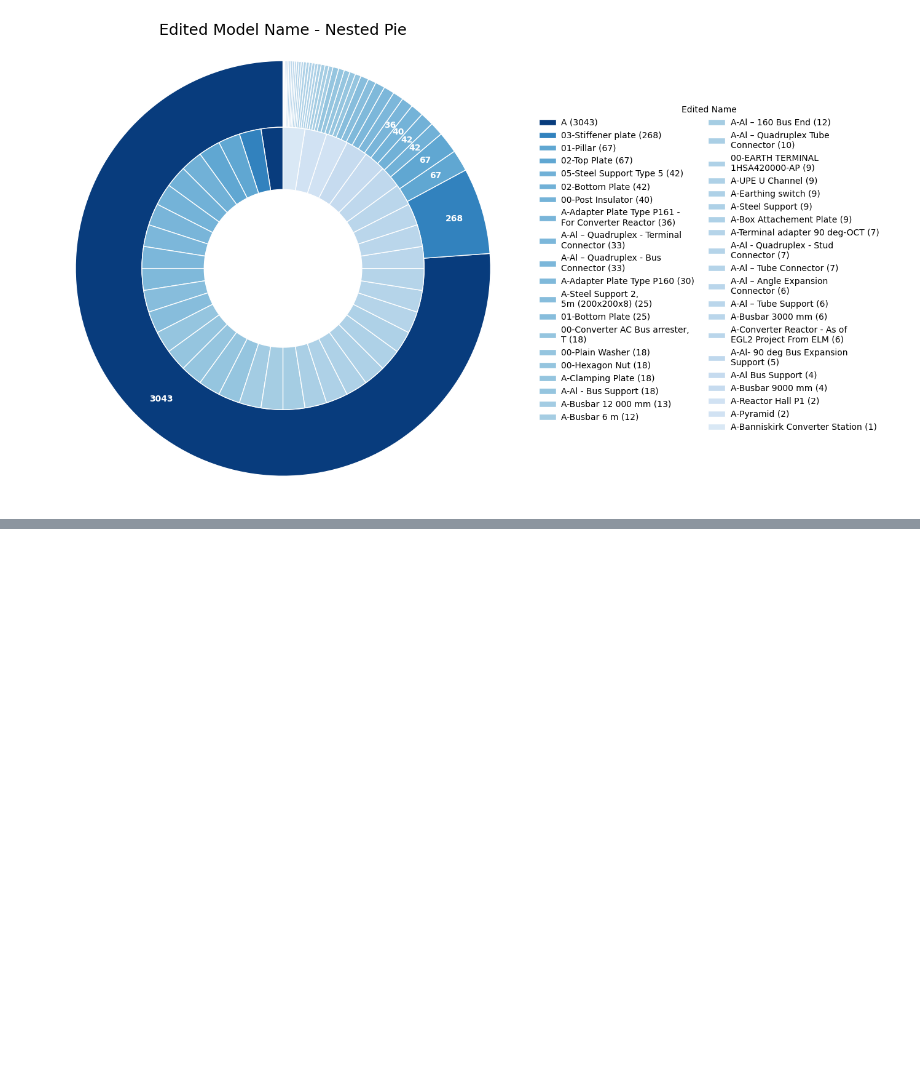
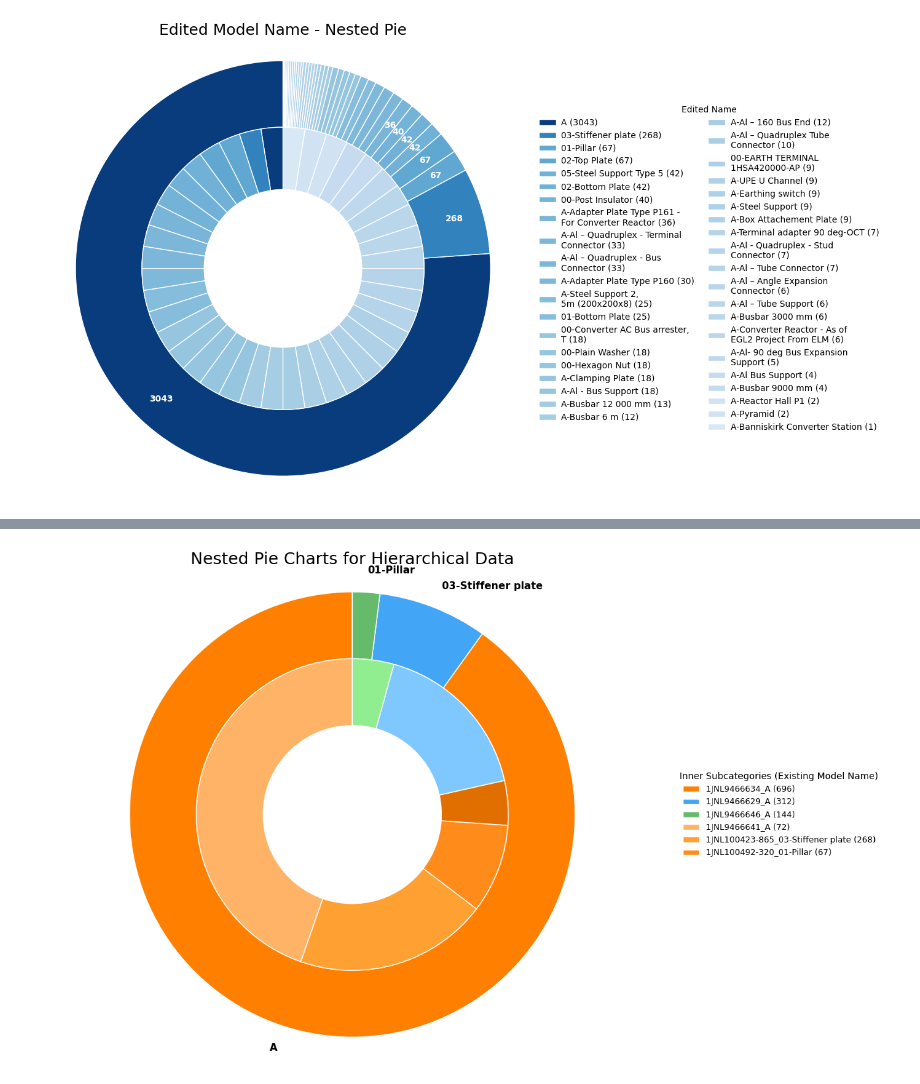
Before and after one commit to plarchi/MsC-IFC-APS, a Jupyter notebook: PyDataAnalysis/ASTIDC-STAN-HE-MPD-RHP1-M-M-0001.ipynb, the cells around one changed output, grey strips where cells are left out. Cells and saved outputs as stored; diff of their text form; code cells hidden in the pictures; blank space fills up the shorter version.

Commit message:
WIP Pie Chart test.

```diff
--- a/PyDataAnalysis/ASTIDC-STAN-HE-MPD-RHP1-M-M-0001.ipynb
+++ b/PyDataAnalysis/ASTIDC-STAN-HE-MPD-RHP1-M-M-0001.ipynb
@@ -385,0 +392,100 @@ else:
+# %%
+import pandas as pd
+import matplotlib.pyplot as plt
+
+if "rows" not in globals() or len(rows) == 0:
+    print("No data available. Run Cell 3 first.")
+else:
+    hierarchy_df = pd.DataFrame(rows)
+
+    grouped = (
+        hierarchy_df.groupby(["Edited Name", "Existing Model Name"], dropna=False)
+        .size()
+        .rename("Count")
+        .reset_index()
+    )
+
+    outer_counts = (
+        grouped.groupby("Edited Name", dropna=False)["Count"]
+        .sum()
+        .sort_values(ascending=False)
+        .head(3)
+    )
+
+    if outer_counts.empty:
+        print("No hierarchical data to plot.")
+    else:
+        selected_outer = outer_counts.index.tolist()
+        filtered = grouped[grouped["Edited Name"].isin(selected_outer)].copy()
+
+        filtered["OuterOrder"] = filtered["Edited Name"].map({name: i for i, name in enumerate(selected_outer)})
+        filtered = filtered.sort_values(["OuterOrder", "Count"], ascending=[True, False], kind="stable")
+
+        outer_labels = selected_outer
+        outer_values = [int(outer_counts[name]) for name in outer_labels]
+
+        inner_labels = []
+        inner_values = []
+        inner_colors = []
+
+        outer_colors = ["#FF8000", "#42A5F5", "#66BB6A"]
+        inner_color_groups = [
+            ["#FFB366", "#FFA033", "#FF8C1A", "#E06F00"],
+            ["#7FC7FF", "#4FB3FF", "#1E88E5", "#1565C0"],
+            ["#90EE90", "#66CC66", "#4CAF50", "#388E3C"],
+        ]
+
+        for idx, outer_name in enumerate(outer_labels):
+            sub = filtered[filtered["Edited Name"] == outer_name].head(4).copy()
+            sub = sub.sort_values("Count", ascending=False, kind="stable")
+
+            color_set = inner_color_groups[idx % len(inner_color_groups)]
+            for j, (_, row) in enumerate(sub.iterrows()):
+                inner_labels.append(f"{row['Existing Model Name']} ({int(row['Count'])})")
+                inner_values.append(int(row["Count"]))
+                inner_colors.append(color_set[min(j, len(color_set) - 1)])
+
+        fig, ax = plt.subplots(figsize=(13, 8))
+
+        ax.pie(
+            outer_values,
+            radius=1.0,
+            labels=outer_labels,
+            colors=outer_colors[: len(outer_values)],
+            startangle=90,
+            wedgeprops={"width": 0.3, "edgecolor": "white"},
+            textprops={"fontsize": 11, "fontweight": "bold"},
+        )
+
+        ax.pie(
+            inner_values,
+            radius=0.7,
+            labels=None,
+            colors=inner_colors,
+            startangle=90,
+            wedgeprops={"width": 0.3, "edgecolor": "white"},
+        )
+
+        legend_labels = []
+        for label in inner_labels:
+            text = str(label)
+            if len(text) > 90:
+                text = text[:87] + "..."
+            legend_labels.append(text)
+
+        ax.legend(
+            legend_labels,
+            title="Inner Subcategories (Existing Model Name)",
+            loc="center left",
+            bbox_to_anchor=(1.02, 0.5),
+            frameon=False,
+            fontsize=9,
+            title_fontsize=10,
+        )
+
+        ax.set_title("Nested Pie Charts for Hierarchical Data", fontsize=18)
+        ax.axis("equal")
+        plt.tight_layout()
+        plt.show()
+# %% [output]
+[figure, added]
```
Also changed, not shown: parts of 1 cell of this notebook.
